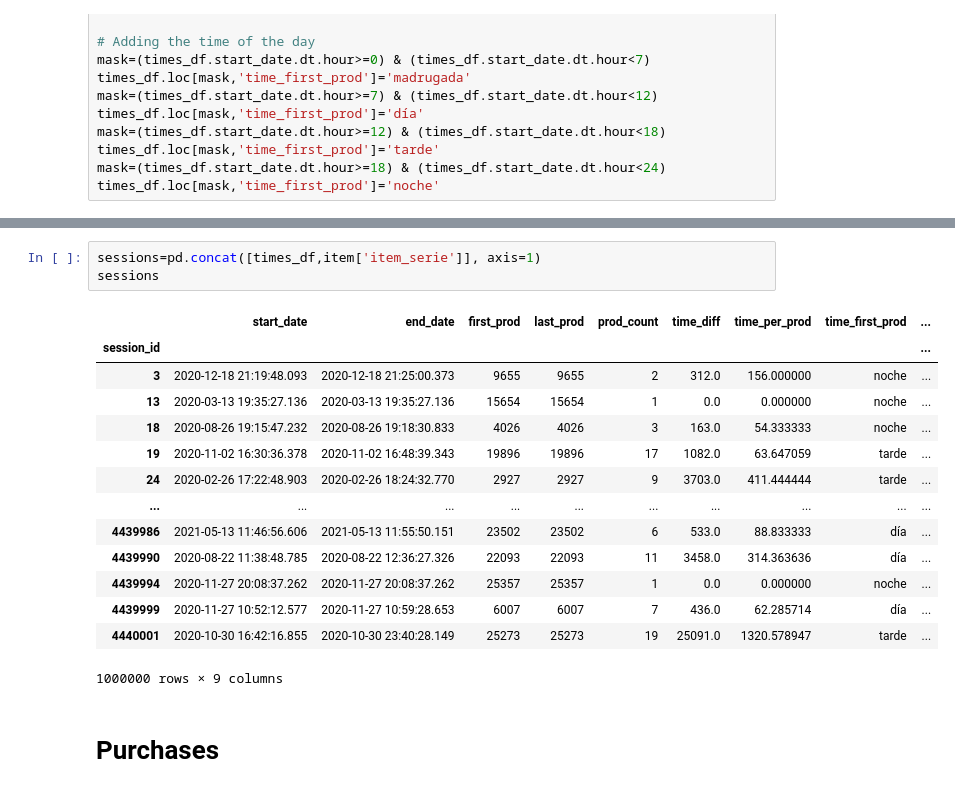
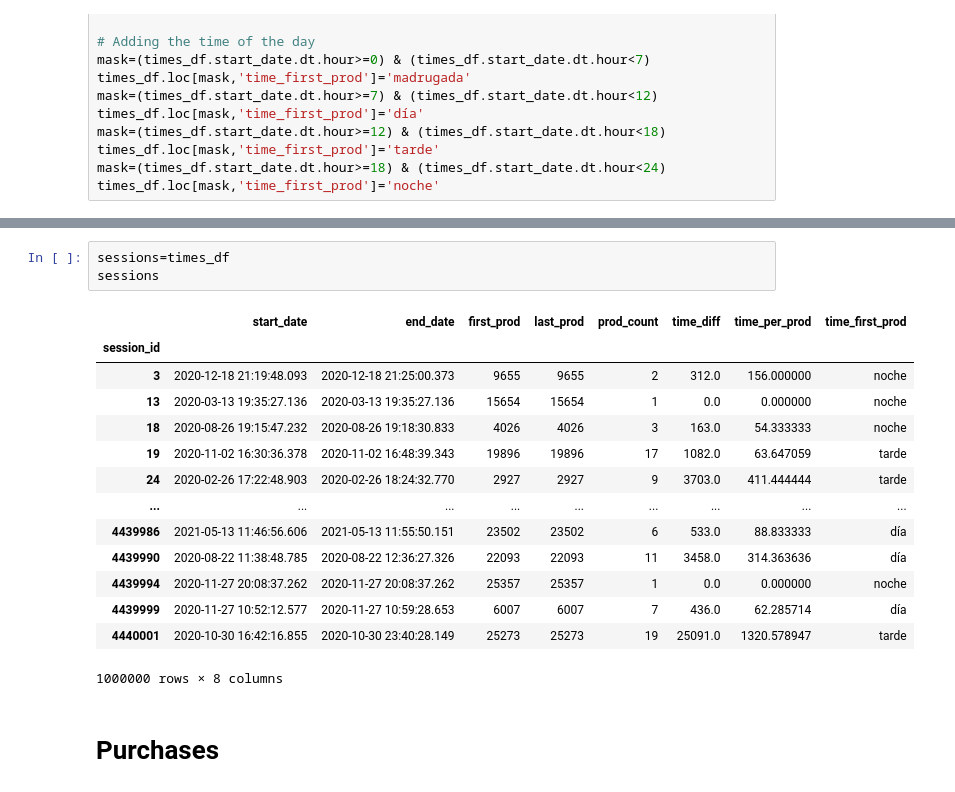
Before and after one commit to LucioBolatti/RecSys22-UB, a Jupyter notebook: ALL_Joan.ipynb, the cells around one changed output, grey strips where cells are left out. Cells and saved outputs as stored; diff of their text form.

```diff
--- a/ALL_Joan.ipynb
+++ b/ALL_Joan.ipynb
@@ -142,21 +111,21 @@ item.head()
 # %%
-sessions=pd.concat([times_df,item['item_serie']], axis=1)
+sessions=times_df
 sessions
 # %% [output]
-|  | start_date | end_date | first_prod | last_prod | prod_count | time_diff | time_per_prod | time_first_prod | ... |
-| session_id |  |  |  |  |  |  |  |  | ... |
-| 3 | 2020-12-18 21:19:48.093 | 2020-12-18 21:25:00.373 | 9655 | 9655 | 2 | 312.0 | 156.000000 | noche | ... |
-| 13 | 2020-03-13 19:35:27.136 | 2020-03-13 19:35:27.136 | 15654 | 15654 | 1 | 0.0 | 0.000000 | noche | ... |
-| 18 | 2020-08-26 19:15:47.232 | 2020-08-26 19:18:30.833 | 4026 | 4026 | 3 | 163.0 | 54.333333 | noche | ... |
-| 19 | 2020-11-02 16:30:36.378 | 2020-11-02 16:48:39.343 | 19896 | 19896 | 17 | 1082.0 | 63.647059 | tarde | ... |
-| 24 | 2020-02-26 17:22:48.903 | 2020-02-26 18:24:32.770 | 2927 | 2927 | 9 | 3703.0 | 411.444444 | tarde | ... |
-| ... | ... | ... | ... | ... | ... | ... | ... | ... | ... |
-| 4439986 | 2021-05-13 11:46:56.606 | 2021-05-13 11:55:50.151 | 23502 | 23502 | 6 | 533.0 | 88.833333 | día | ... |
-| 4439990 | 2020-08-22 11:38:48.785 | 2020-08-22 12:36:27.326 | 22093 | 22093 | 11 | 3458.0 | 314.363636 | día | ... |
-| 4439994 | 2020-11-27 20:08:37.262 | 2020-11-27 20:08:37.262 | 25357 | 25357 | 1 | 0.0 | 0.000000 | noche | ... |
-| 4439999 | 2020-11-27 10:52:12.577 | 2020-11-27 10:59:28.653 | 6007 | 6007 | 7 | 436.0 | 62.285714 | día | ... |
-| 4440001 | 2020-10-30 16:42:16.855 | 2020-10-30 23:40:28.149 | 25273 | 25273 | 19 | 25091.0 | 1320.578947 | tarde | ... |
+|  | start_date | end_date | first_prod | last_prod | prod_count | time_diff | time_per_prod | time_first_prod |
+| session_id |  |  |  |  |  |  |  |  |
+| 3 | 2020-12-18 21:19:48.093 | 2020-12-18 21:25:00.373 | 9655 | 9655 | 2 | 312.0 | 156.000000 | noche |
+| 13 | 2020-03-13 19:35:27.136 | 2020-03-13 19:35:27.136 | 15654 | 15654 | 1 | 0.0 | 0.000000 | noche |
+| 18 | 2020-08-26 19:15:47.232 | 2020-08-26 19:18:30.833 | 4026 | 4026 | 3 | 163.0 | 54.333333 | noche |
+| 19 | 2020-11-02 16:30:36.378 | 2020-11-02 16:48:39.343 | 19896 | 19896 | 17 | 1082.0 | 63.647059 | tarde |
+| 24 | 2020-02-26 17:22:48.903 | 2020-02-26 18:24:32.770 | 2927 | 2927 | 9 | 3703.0 | 411.444444 | tarde |
+| ... | ... | ... | ... | ... | ... | ... | ... | ... |
+| 4439986 | 2021-05-13 11:46:56.606 | 2021-05-13 11:55:50.151 | 23502 | 23502 | 6 | 533.0 | 88.833333 | día |
+| 4439990 | 2020-08-22 11:38:48.785 | 2020-08-22 12:36:27.326 | 22093 | 22093 | 11 | 3458.0 | 314.363636 | día |
+| 4439994 | 2020-11-27 20:08:37.262 | 2020-11-27 20:08:37.262 | 25357 | 25357 | 1 | 0.0 | 0.000000 | noche |
+| 4439999 | 2020-11-27 10:52:12.577 | 2020-11-27 10:59:28.653 | 6007 | 6007 | 7 | 436.0 | 62.285714 | día |
+| 4440001 | 2020-10-30 16:42:16.855 | 2020-10-30 23:40:28.149 | 25273 | 25273 | 19 | 25091.0 | 1320.578947 | tarde |
-1000000 rows × 9 columns
+1000000 rows × 8 columns
 # %% [markdown]
 # Purchases
 # %%
```
Also changed, not shown: parts of 27 cells of this notebook, 4 other files.
